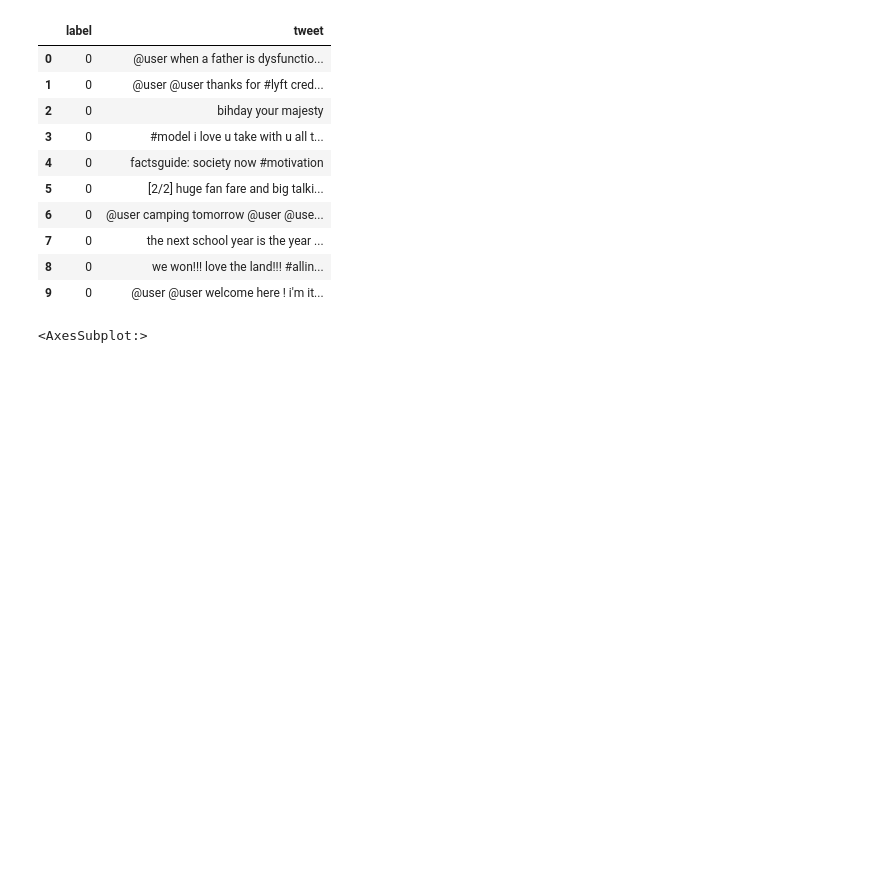
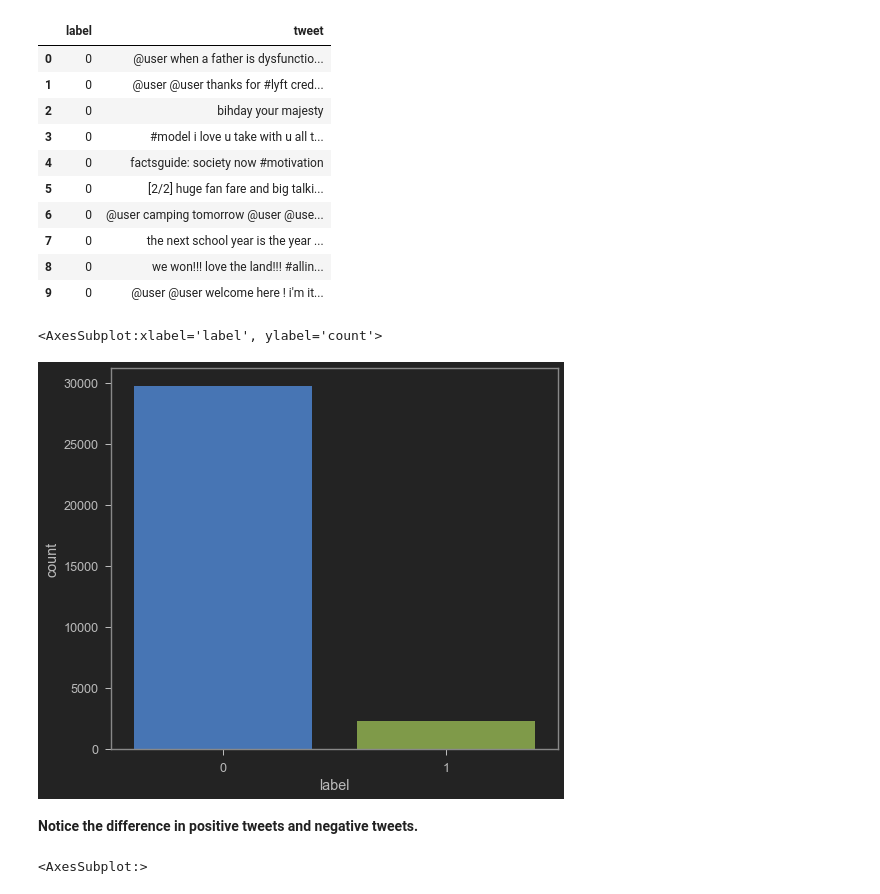
Before and after one commit to gianmillare/NLP-Sentiment-Analysis-Guide, a Jupyter notebook: NLP_Sentiment.ipynb, the cells around one changed output. Drawn from its saved outputs; the diff is of its cells as text; code cells hidden in the pictures; blank space fills up the shorter version.

Commit message:
completed data preprocessing and observation. positive and negative variables for tweets are created

```diff
--- a/NLP_Sentiment.ipynb
+++ b/NLP_Sentiment.ipynb
@@ -109,6 +99,16 @@ tweets_df.head(10)
 | 7 | 0 | the next school year is the year ... |
 | 8 | 0 | we won!!! love the land!!! #allin... |
 | 9 | 0 | @user @user welcome here ! i'm it... |
+# %%
+# Histogram showing the data. Amount of positive vs Amount of negative that is in my data
+
+# tweets_df.hist(bins = 30, figsize=(13,5), color="b")
+sns.countplot(tweets_df['label'], label = 'count')
+# %% [output]
+<AxesSubplot:xlabel='label', ylabel='count'>
+[figure, added]
+# %% [markdown]
+<strong>Notice the difference in positive tweets and negative tweets.</strong>
 # %%
 # Check for any null values
 sns.heatmap(tweets_df.isnull(), yticklabels=False, cbar=False, cmap="Blues")
```
Also changed, not shown: parts of 7 cells of this notebook.
